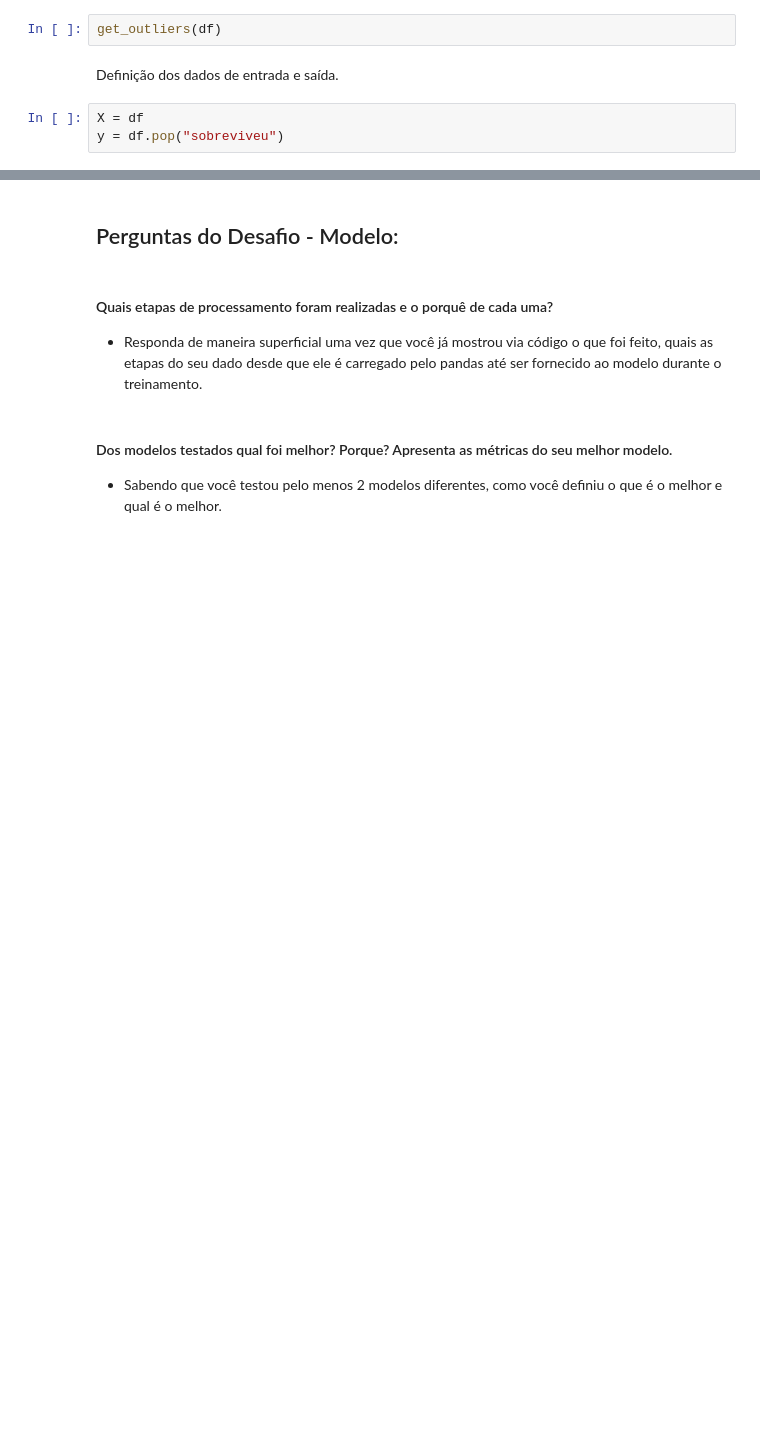
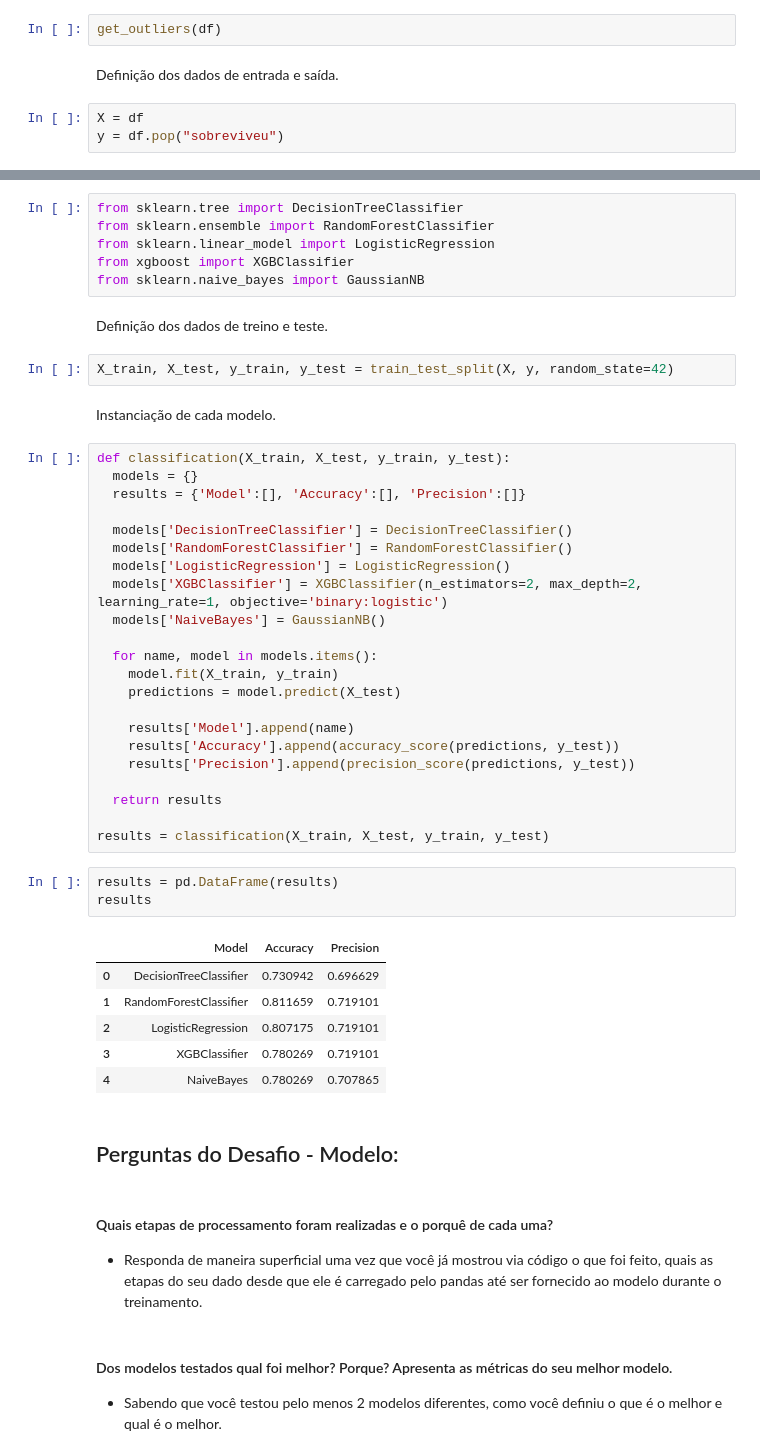
Before and after one commit to andreinamendes/titanic_cd, a Jupyter notebook: desafio.ipynb, the cells around one changed output, grey strips where cells are left out. Drawn from its saved outputs; the diff is of its cells as text; blank space fills up the shorter version.

Commit message:
feat: first version of model predictions

```diff
--- a/desafio.ipynb
+++ b/desafio.ipynb
@@ -624,3 +631,47 @@ y = df.pop("sobreviveu")
+# %%
+from sklearn.tree import DecisionTreeClassifier
+from sklearn.ensemble import RandomForestClassifier
+from sklearn.linear_model import LogisticRegression
+from xgboost import XGBClassifier
+from sklearn.naive_bayes import GaussianNB
+# %% [markdown]
+Definição dos dados de treino e teste.
+# %%
+X_train, X_test, y_train, y_test = train_test_split(X, y, random_state=42)
+# %% [markdown]
+Instanciação de cada modelo.
+# %%
+def classification(X_train, X_test, y_train, y_test):
+  models = {}
+  results = {'Model':[], 'Accuracy':[], 'Precision':[]}
+
+  models['DecisionTreeClassifier'] = DecisionTreeClassifier()
+  models['RandomForestClassifier'] = RandomForestClassifier()
+  models['LogisticRegression'] = LogisticRegression()
+  models['XGBClassifier'] = XGBClassifier(n_estimators=2, max_depth=2, learning_rate=1, objective='binary:logistic')
+  models['NaiveBayes'] = GaussianNB()
+
+  for name, model in models.items():
+    model.fit(X_train, y_train)
+    predictions = model.predict(X_test)
+
+    results['Model'].append(name)
+    results['Accuracy'].append(accuracy_score(predictions, y_test))
+    results['Precision'].append(precision_score(predictions, y_test))
+
+  return results
+
+results = classification(X_train, X_test, y_train, y_test)
+# %%
+results = pd.DataFrame(results)
+results
+# %% [output]
+|  | Model | Accuracy | Precision |
+| 0 | DecisionTreeClassifier | 0.730942 | 0.696629 |
+| 1 | RandomForestClassifier | 0.811659 | 0.719101 |
+| 2 | LogisticRegression | 0.807175 | 0.719101 |
+| 3 | XGBClassifier | 0.780269 | 0.719101 |
+| 4 | NaiveBayes | 0.780269 | 0.707865 |
 # %% [markdown]
 ## Perguntas do Desafio  - Modelo:
 # %% [markdown]
```
Also changed, not shown: parts of 6 cells of this notebook.
